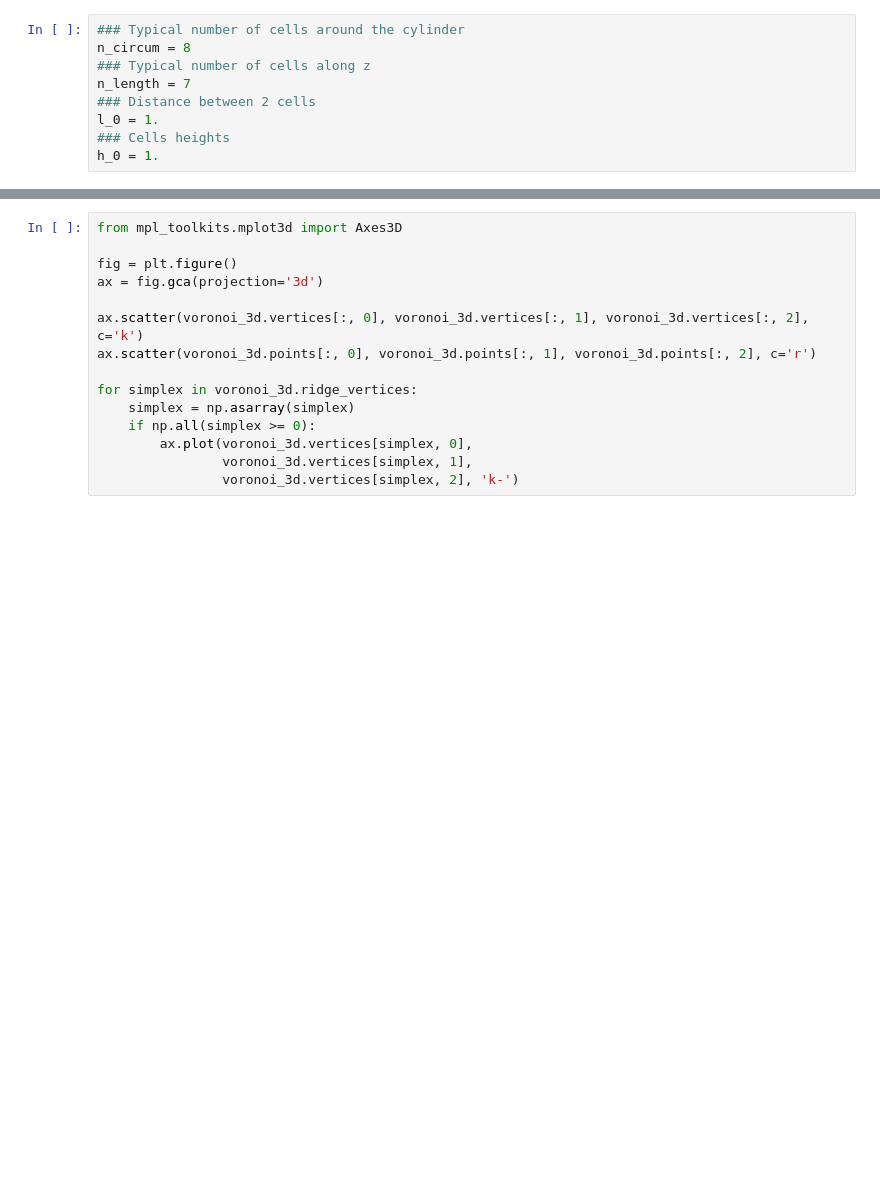
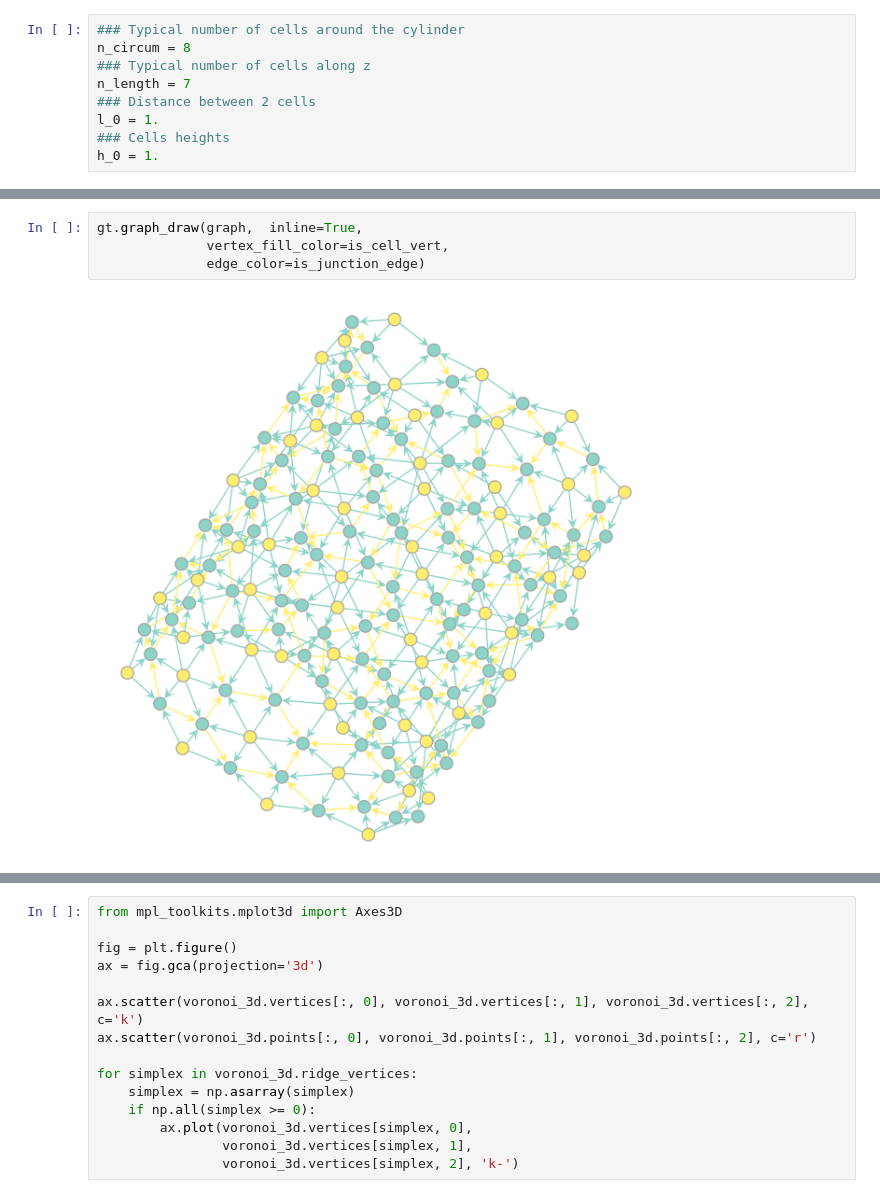
Before and after one commit to glyg/leg-joint, a Jupyter notebook: notebooks/Generation.ipynb, the cells around one changed output, grey strips where cells are left out. Drawn from its saved outputs; the diff is of its cells as text; blank space fills up the shorter version.

```diff
--- a/notebooks/Generation.ipynb
+++ b/notebooks/Generation.ipynb
@@ -178,0 +188,6 @@ voronoi.vertices[17], voronoi_r.vertices[11]
+# %%
+gt.graph_draw(graph,  inline=True,
+              vertex_fill_color=is_cell_vert,
+              edge_color=is_junction_edge)
+# %% [output]
+[figure, added]
```
Also changed, not shown: parts of 25 cells of this notebook.
